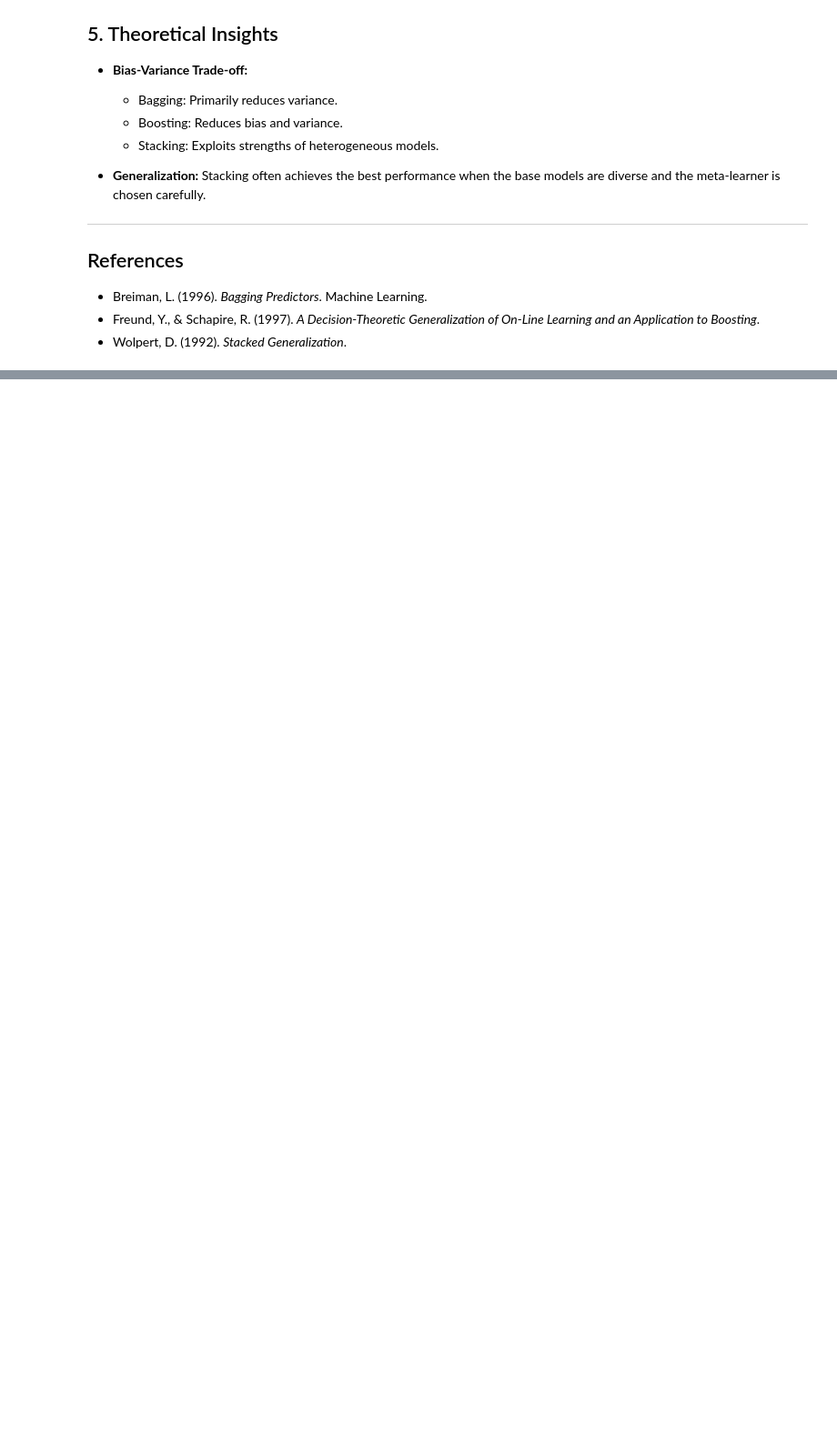
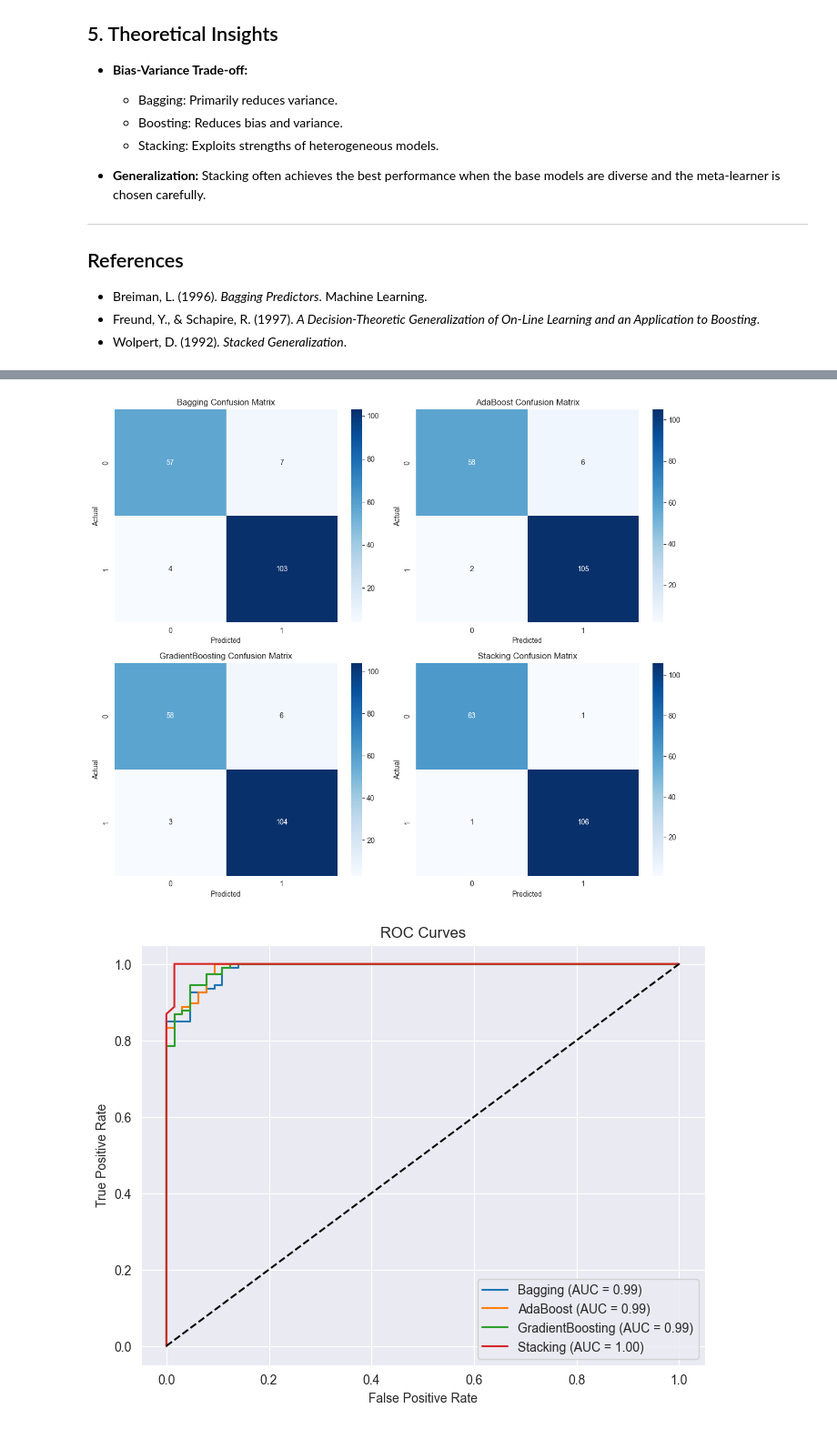
Before and after one commit to codeMaestro78/Machine-learning, a Jupyter notebook: Machine learning/Supervised learning/bagging ,boosting and stacking.ipynb, the cells around one changed output, grey strips where cells are left out. Shown at 91% size. Saved outputs shown, nothing was run; the diff lists cells and outputs as text; code cells hidden in the pictures; blank space fills up the shorter version.

Commit message:
add code bagging,boosting,stacking

```diff
--- a/Machine learning/Supervised learning/bagging ,boosting and stacking.ipynb
+++ b/Machine learning/Supervised learning/bagging ,boosting and stacking.ipynb
@@ -128,0 +145,8 @@ It requires careful **cross-validation** to avoid overfitting and data leakage.
+# %%
+#################### Bagging ####################
+bag_base=DecisionTreeClassifier(max_depth=5,random_state=42)
+bag_model=BaggingClassifier(estimator=bag_base,n_estimators=50,random_state=42)
+bag_model.fit(X_train,y_train)
+bag_pred=bag_model.predict(X_test)
+bag_acc=accuracy_score(y_test,bag_pred)
+print("Bagging accuracy",bag_acc)
@@ -128,0 +193,12 @@ It requires careful **cross-validation** to avoid overfitting and data leakage.
+# %%
+models={
+    "Bagging": bag_model,
+    "AdaBoost": ada_model,
+    "GradientBoosting": gb_model,
+    "Stacking": stack_model
+}
+
+print("cross validation means scores: ")
+for name,model in models.items():
+    scores=cross_val_score(model,X,y,cv=5)
+    print(f"{name}: {scores.mean():.4f} (+/- {scores.std():.4f})")
@@ -128,0 +211,46 @@ It requires careful **cross-validation** to avoid overfitting and data leakage.
+# %%
+import matplotlib.pyplot as plt
+import seaborn as sns
+from sklearn.metrics import confusion_matrix,roc_auc_score,auc,roc_curve
+
+models_to_plot = {
+    "Bagging": bag_model,
+    "AdaBoost": ada_model,
+    "GradientBoosting": gb_model,
+    "Stacking": stack_model
+}
+
+plt.figure(figsize=(12,10))
+for i,(name,model) in enumerate(models_to_plot.items(),1):
+    y_pred=model.predict(X_test)
+    cm=confusion_matrix(y_test,y_pred)
+    plt.subplot(2,2,i)
+    sns.heatmap(cm,annot=True,fmt='d',cmap='Blues')
+    plt.title(f'{name} Confusion Matrix')
+    plt.xlabel('Predicted')
+    plt.ylabel('Actual')
+plt.tight_layout()
+plt.show()
+
+
+plt.figure(figsize=(8, 6))
+for name, model in models_to_plot.items():
+    if hasattr(model, "predict_proba"):
+        y_score = model.predict_proba(X_test)[:, 1]
+    else:
+        # for SVC inside stacking, use decision_function
+        y_score = model.decision_function(X_test)
+    fpr, tpr, _ = roc_curve(y_test, y_score)
+    roc_auc = auc(fpr, tpr)
+    plt.plot(fpr, tpr, label=f'{name} (AUC = {roc_auc:.2f})')
+
+# Random guess line
+plt.plot([0, 1], [0, 1], 'k--')
+plt.xlabel('False Positive Rate')
+plt.ylabel('True Positive Rate')
+plt.title('ROC Curves')
+plt.legend(loc='lower right')
+plt.show()
+# %% [output]
+[figure, added]
+[figure, added]
```
Also changed, not shown: parts of 6 cells of this notebook.
